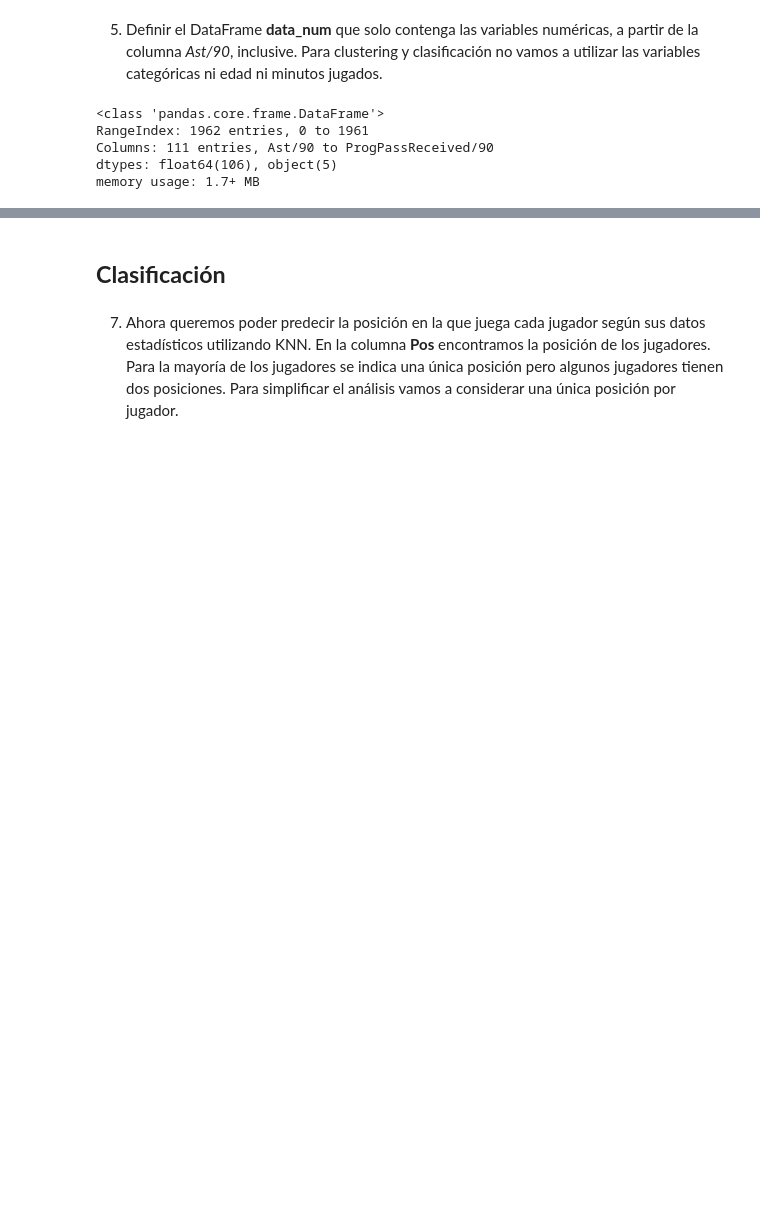
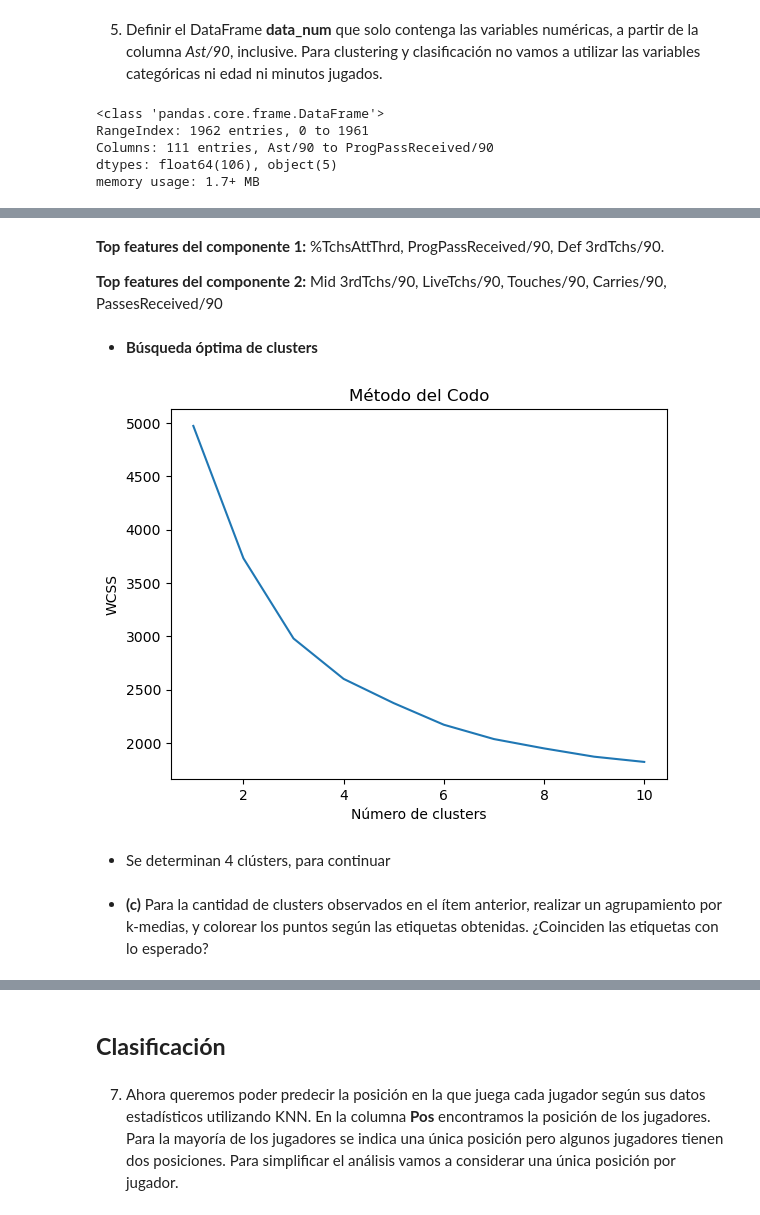
Before and after one commit to mgresnik/trabajo_practico_nro_2, a Jupyter notebook: Laboratorio_de_datos_(LCD)_IC_2024_Trabajo_Práctico_N°_2.ipynb, the cells around one changed output, grey strips where cells are left out. Drawn from its saved outputs; the diff is of its cells as text; code cells hidden in the pictures; blank space fills up the shorter version.

```diff
--- a/Laboratorio_de_datos_(LCD)_IC_2024_Trabajo_Práctico_N°_2.ipynb
+++ b/Laboratorio_de_datos_(LCD)_IC_2024_Trabajo_Práctico_N°_2.ipynb
@@ -133,0 +229,7 @@ memory usage: 1.6 MB
+# %%
+for i in range(pca.n_components_):
+    features_ordenados = np.abs(pca.components_[i]).argsort()[::-1]
+    print(f"Top features del compomente {i+1}:")
+    for feature in features_ordenados:
+        print(f"Feature {df_componentes.columns[feature]}: {pca.components_[i][feature]}")
+    print("\n")
@@ -133,0 +254,27 @@ memory usage: 1.6 MB
+# %% [markdown]
+   **Top features del componente 1:**  %TchsAttThrd, ProgPassReceived/90, Def 3rdTchs/90.
+
+   **Top features del componente 2:** Mid 3rdTchs/90, LiveTchs/90, Touches/90, Carries/90, PassesReceived/90
+# %% [markdown]
+*   **Búsqueda óptima de clusters**
+# %%
+wcss = []
+scaler = MinMaxScaler().set_output(transform="pandas")
+data_scaled = scaler.fit_transform(data_num)
+
+for i in range(1, 11):
+    kmeans = KMeans(n_clusters = i, max_iter = 300)
+    kmeans.fit(data_scaled)
+    wcss.append(kmeans.inertia_)
+# %%
+plt.plot(range(1,11), wcss)
+plt.title("Método del Codo")
+plt.xlabel("Número de clusters")
+plt.ylabel("WCSS")
+plt.show()
+# %% [output]
+[figure, added]
+# %% [markdown]
+*   Se determinan 4 clústers, para continuar
+# %% [markdown]
+*   **(c)** Para la cantidad de clusters observados en el ítem anterior, realizar un agrupamiento por k-medias, y colorear los puntos según las etiquetas obtenidas. ¿Coinciden las etiquetas con lo esperado?
```
Also changed, not shown: parts of 34 cells of this notebook.
